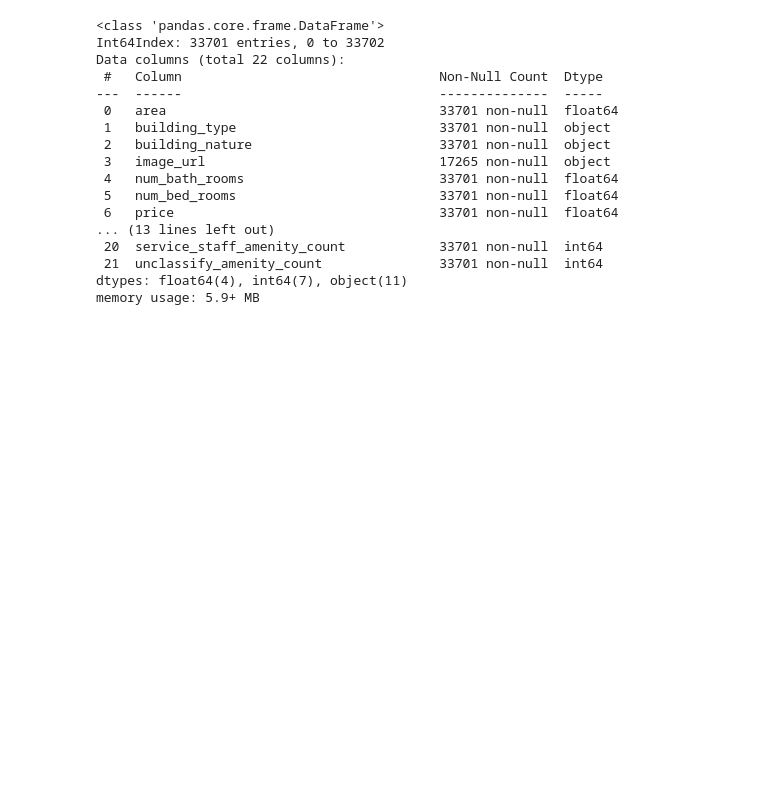
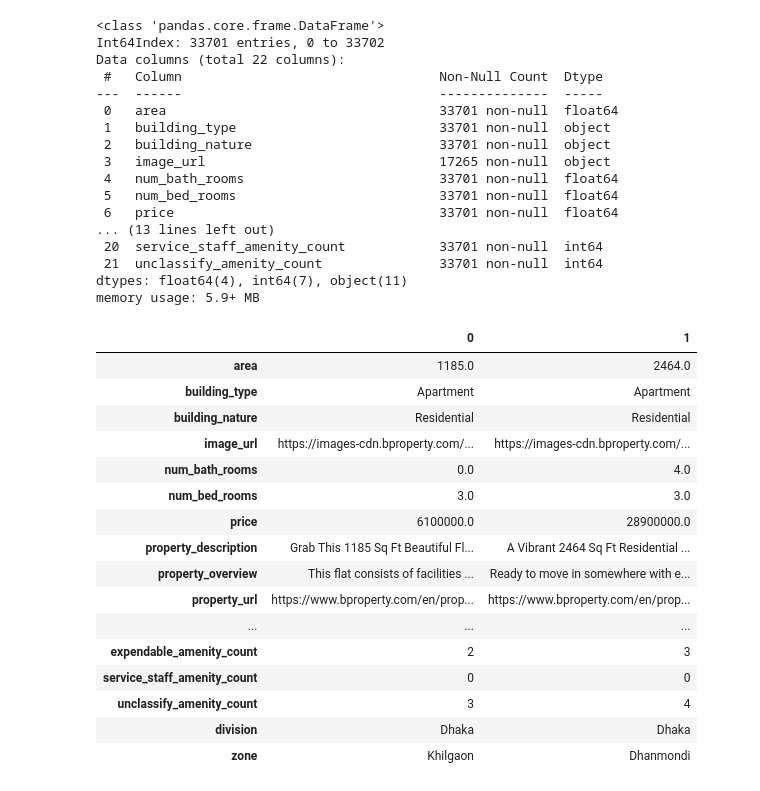
Before and after one commit to OmdenaAI/dhaka-bangladesh-real-estate-recommendation, a Jupyter notebook: src/tasks/task-2-data-preprocessing/merge/merge-batch2.ipynb, the cells around one changed output. Cells and saved outputs as stored; diff of their text form; code cells hidden in the pictures; blank space fills up the shorter version.

Commit message:
Generated zone and division columns in cleaned_merged_datasets.csv

```diff
--- a/src/tasks/task-2-data-preprocessing/merge/merge-batch2.ipynb
+++ b/src/tasks/task-2-data-preprocessing/merge/merge-batch2.ipynb
@@ -2114,3 +2115,29 @@ Data columns (total 22 columns):
  21  unclassify_amenity_count               33701 non-null  int64
 dtypes: float64(4), int64(7), object(11)
 memory usage: 5.9+ MB
+# %%
+# Engineer city's division
+merged_df["division"] = merged_df["city"].apply(lambda x: get_division(x) )
+
+# Engineer locality's zone
+merged_df["zone"] = merged_df["locality"].apply(lambda x: get_zone(x) )
+
+merged_df.head(2).T
+# %% [output]
+|  | 0 | 1 |
+| area | 1185.0 | 2464.0 |
+| building_type | Apartment | Apartment |
+| building_nature | Residential | Residential |
+| image_url | https://images-cdn.bproperty.com/... | https://images-cdn.bproperty.com/... |
+| num_bath_rooms | 0.0 | 4.0 |
+| num_bed_rooms | 3.0 | 3.0 |
+| price | 6100000.0 | 28900000.0 |
+| property_description | Grab This 1185 Sq Ft Beautiful Fl... | A Vibrant 2464 Sq Ft Residential ... |
+| property_overview | This flat consists of facilities ... | Ready to move in somewhere with e... |
+| property_url | https://www.bproperty.com/en/prop... | https://www.bproperty.com/en/prop... |
+| ... | ... | ... |
+| expendable_amenity_count | 2 | 3 |
+| service_staff_amenity_count | 0 | 0 |
+| unclassify_amenity_count | 3 | 4 |
+| division | Dhaka | Dhaka |
+| zone | Khilgaon | Dhanmondi |
```
Also changed, not shown: parts of 8 cells of this notebook, 2 other files.
